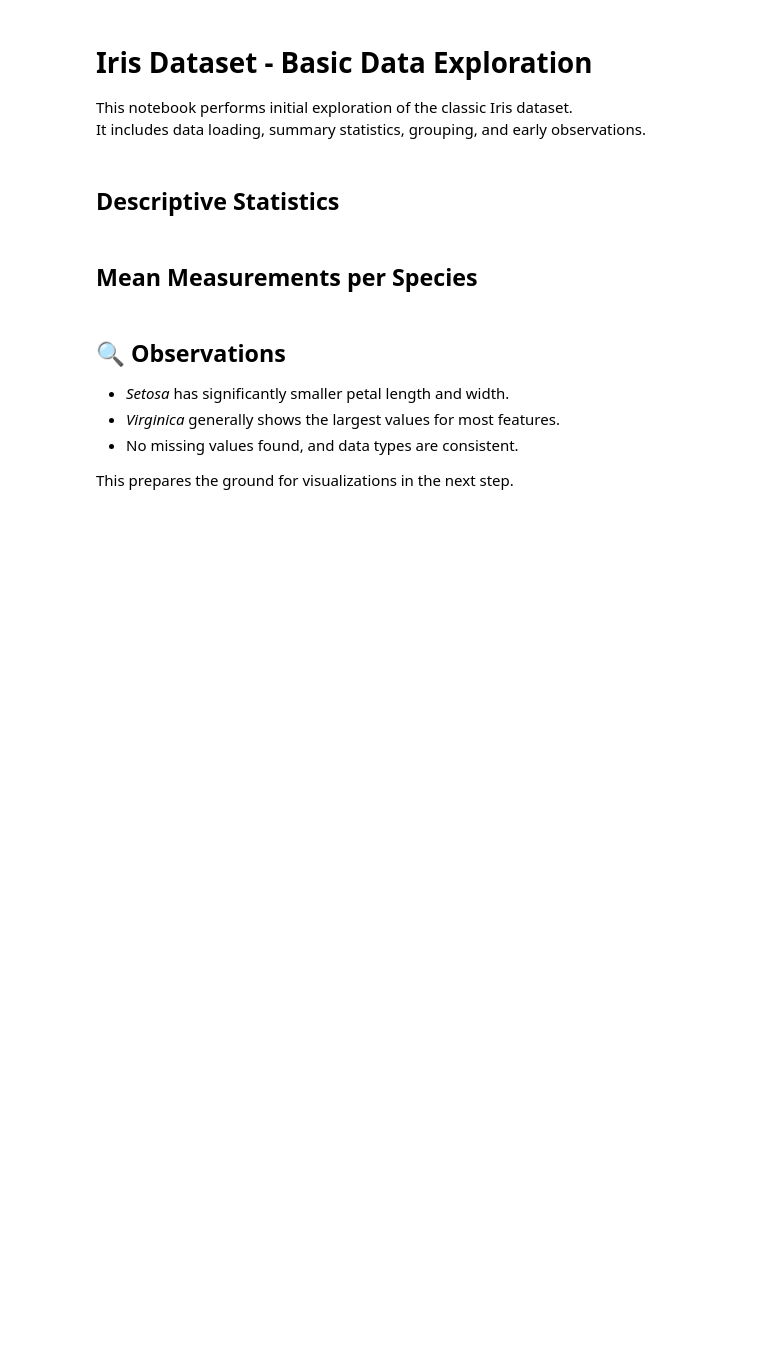
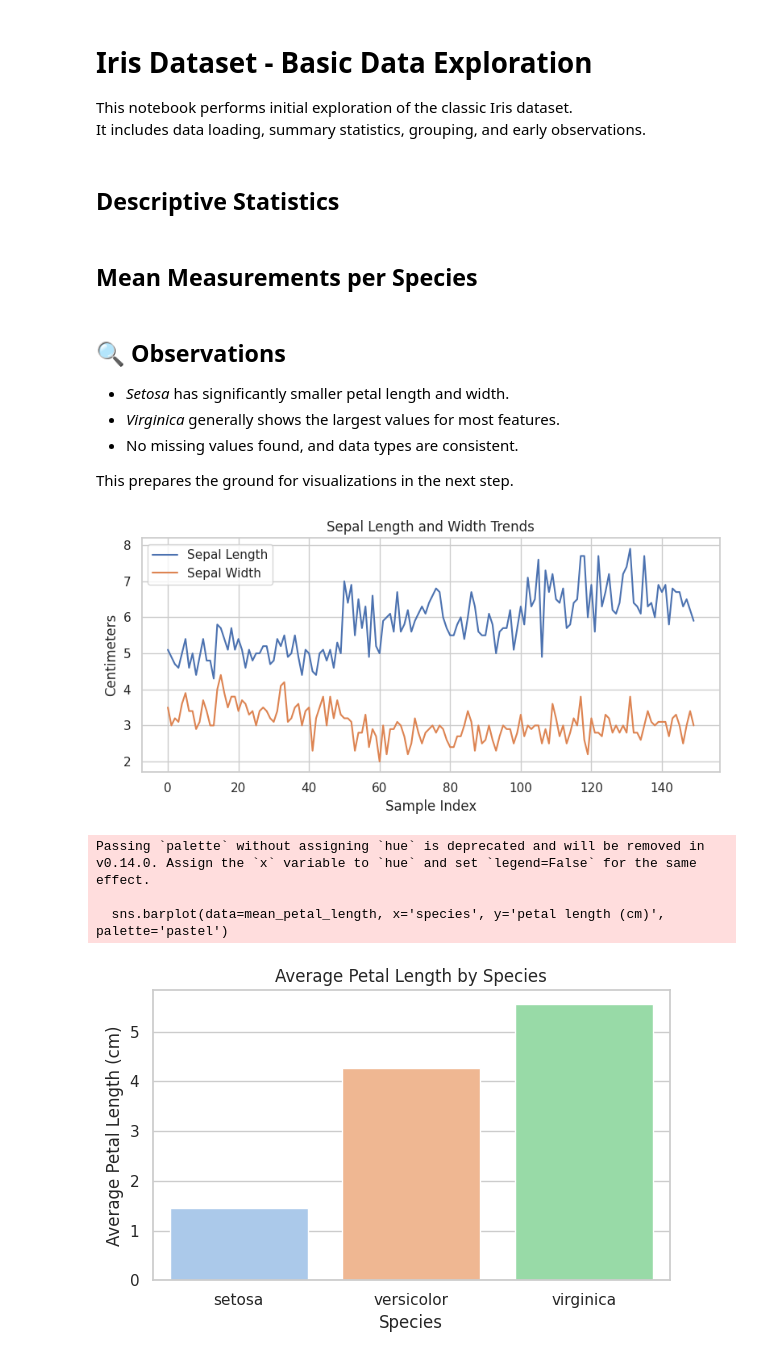
Before and after one commit to software-development-course-2025/python-week-7-assignment, a Jupyter notebook: iris_analysis.ipynb, the cells around one changed output. Saved outputs shown, nothing was run; the diff lists cells and outputs as text; code cells hidden in the pictures; blank space fills up the shorter version.

```diff
--- a/iris_analysis.ipynb
+++ b/iris_analysis.ipynb
@@ -30,3 +28,63 @@ df.groupby("species").mean()
 - No missing values found, and data types are consistent.
 
 This prepares the ground for visualizations in the next step.
+# %%
+from sklearn.datasets import load_iris
+import pandas as pd
+
+iris = load_iris()
+df = pd.DataFrame(data=iris.data, columns=iris.feature_names)
+df['species'] = pd.Categorical.from_codes(iris.target, iris.target_names)
+
+# Import plotting libraries
+import matplotlib.pyplot as plt
+import seaborn as sns
+
+# Set seaborn style for nicer visuals
+sns.set(style="whitegrid")
+
+# 1. Line chart (simulated trend using sample index)
+plt.figure(figsize=(8, 4))
+plt.plot(df.index, df['sepal length (cm)'], label='Sepal Length')
+plt.plot(df.index, df['sepal width (cm)'], label='Sepal Width')
+plt.title('Sepal Length and Width Trends')
+plt.xlabel('Sample Index')
+plt.ylabel('Centimeters')
+plt.legend()
+plt.tight_layout()
+plt.show()
+
+# 2. Bar chart (average petal length by species)
+mean_petal_length = df.groupby('species')['petal length (cm)'].mean().reset_index()
+plt.figure(figsize=(6, 4))
+sns.barplot(data=mean_petal_length, x='species', y='petal length (cm)', palette='pastel')
+plt.title('Average Petal Length by Species')
+plt.xlabel('Species')
+plt.ylabel('Average Petal Length (cm)')
+plt.tight_layout()
+plt.show()
+
+# 3. Histogram (distribution of petal width)
+plt.figure(figsize=(6, 4))
+plt.hist(df['petal width (cm)'], bins=15, color='skyblue', edgecolor='black')
+plt.title('Distribution of Petal Width')
+plt.xlabel('Petal Width (cm)')
+plt.ylabel('Frequency')
+plt.tight_layout()
+plt.show()
+
+# 4. Scatter plot (sepal length vs petal length by species)
+plt.figure(figsize=(6, 4))
+sns.scatterplot(data=df, x='sepal length (cm)', y='petal length (cm)', hue='species', palette='deep')
+plt.title('Sepal Length vs Petal Length by Species')
+plt.xlabel('Sepal Length (cm)')
+plt.ylabel('Petal Length (cm)')
+plt.legend(title='Species')
+plt.tight_layout()
+plt.show()
+# %% [output]
+[figure, added]
+Passing `palette` without assigning `hue` is deprecated and will be removed in v0.14.0. Assign the `x` variable to `hue` and set `legend=False` for the same effect.
+
+  sns.barplot(data=mean_petal_length, x='species', y='petal length (cm)', palette='pastel')
+[figure, added]
```
Also changed, not shown: parts of 2 cells of this notebook.
